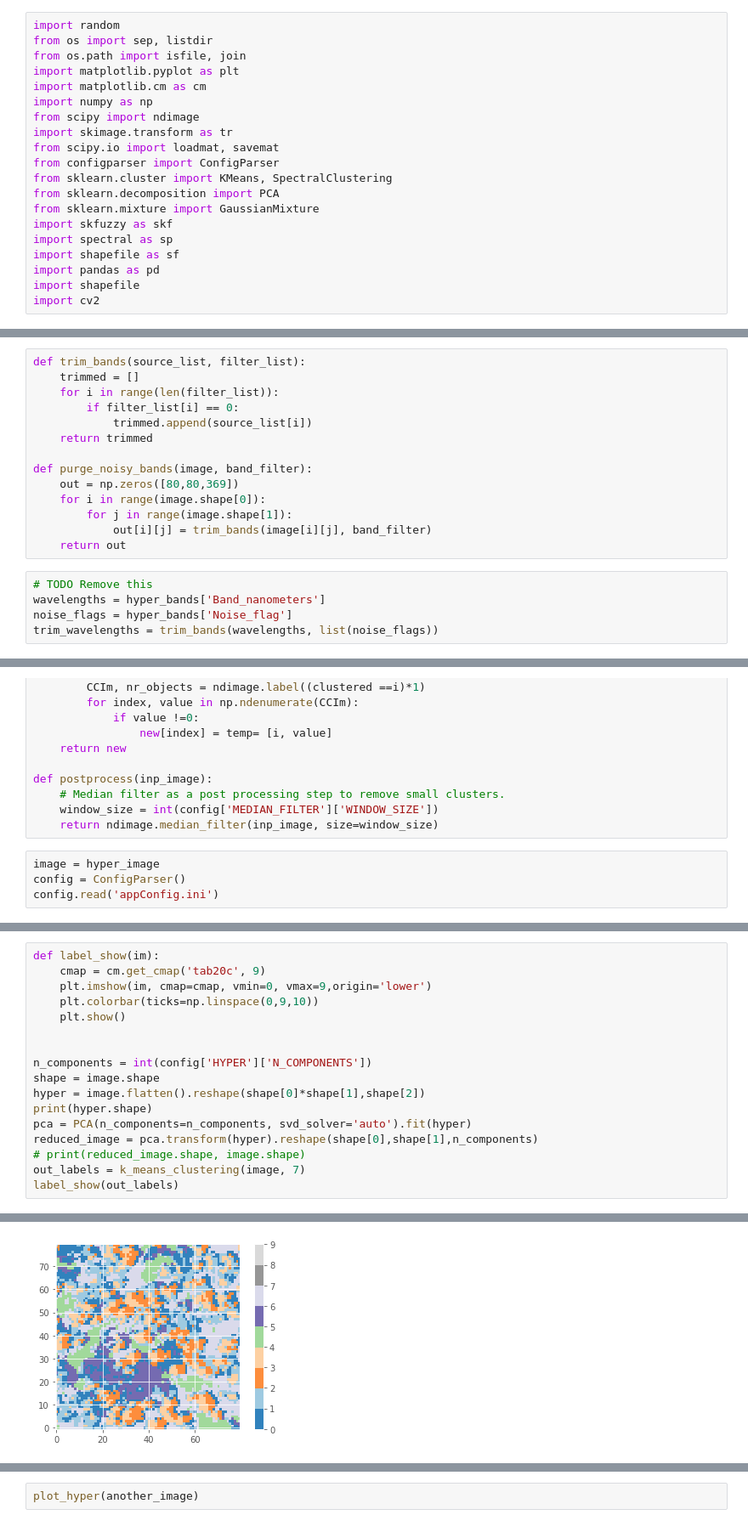
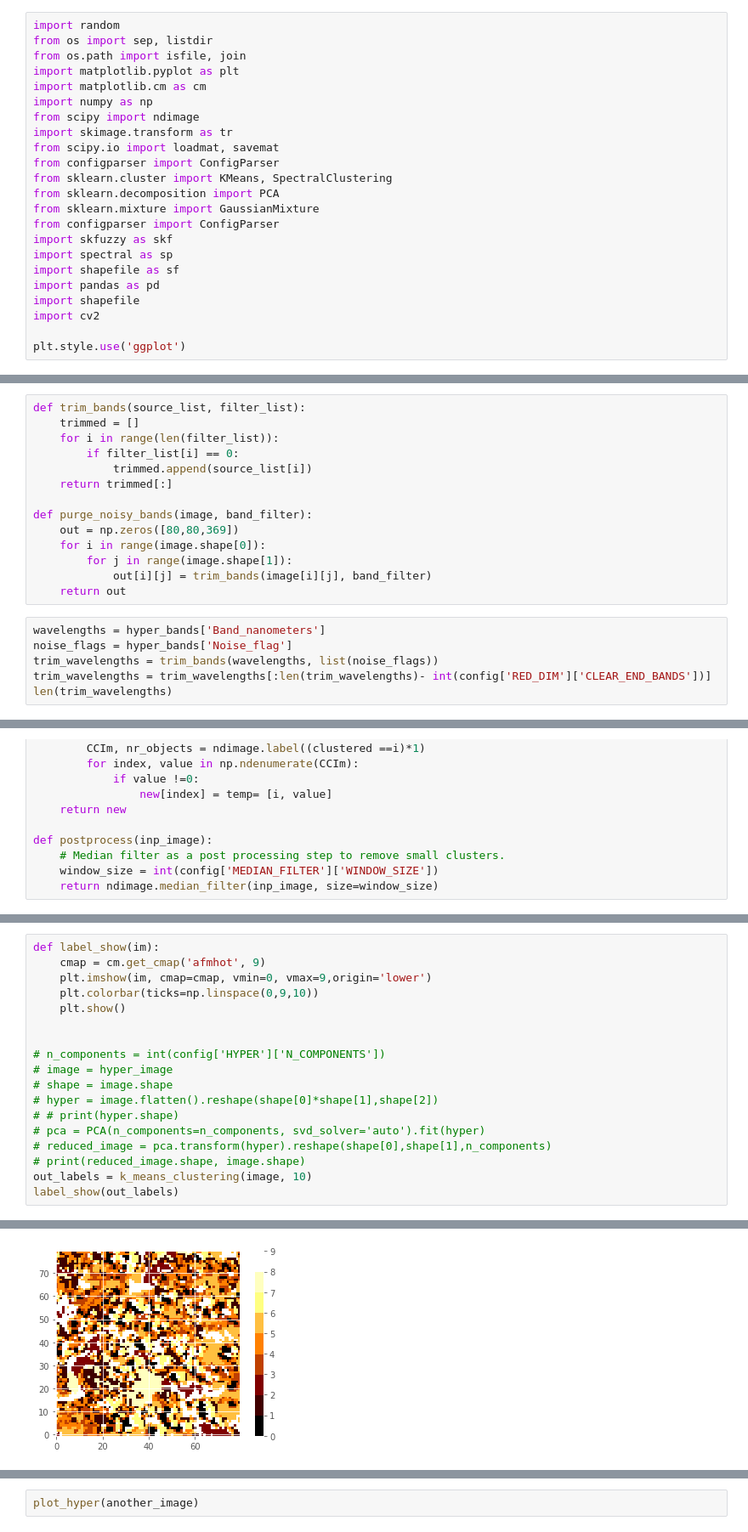
Before and after one commit to rachit-ranjan16/CrownSeg, a Jupyter notebook: Segmentation through Clustering.ipynb, the cells around one changed output, grey strips where cells are left out. Shown at 85% size. Saved outputs shown, nothing was run; the diff lists cells and outputs as text.

```diff
--- a/Segmentation through Clustering.ipynb
+++ b/Segmentation through Clustering.ipynb
@@ -12,12 +12,15 @@ from configparser import ConfigParser
 from sklearn.cluster import KMeans, SpectralClustering
 from sklearn.decomposition import PCA
 from sklearn.mixture import GaussianMixture
+from configparser import ConfigParser
 import skfuzzy as skf
 import spectral as sp
 import shapefile as sf
 import pandas as pd
 import shapefile
 import cv2
+
+plt.style.use('ggplot')
 # %% [markdown]
 ### Getting Hyperspectral and LiDAR chm .mat files
 Ensure The dataset has been fetched and processed
@@ -43,7 +48,7 @@ def trim_bands(source_list, filter_list):
     for i in range(len(filter_list)):
         if filter_list[i] == 0:
             trimmed.append(source_list[i])
-    return trimmed
+    return trimmed[:]
 
 def purge_noisy_bands(image, band_filter):
     out = np.zeros([80,80,369])
@@ -52,7 +57,8 @@ def purge_noisy_bands(image, band_filter):
             out[i][j] = trim_bands(image[i][j], band_filter)
     return out
 # %%
-# TODO Remove this
 wavelengths = hyper_bands['Band_nanometers']
 noise_flags = hyper_bands['Noise_flag']
 trim_wavelengths = trim_bands(wavelengths, list(noise_flags))
+trim_wavelengths = trim_wavelengths[:len(trim_wavelengths)- int(config['RED_DIM']['CLEAR_END_BANDS'])]
+len(trim_wavelengths)
@@ -326,7 +332,3 @@ def postprocess(inp_image):
     # Median filter as a post processing step to remove small clusters.
     window_size = int(config['MEDIAN_FILTER']['WINDOW_SIZE'])
     return ndimage.median_filter(inp_image, size=window_size)
-# %%
-image = hyper_image
-config = ConfigParser()
-config.read('appConfig.ini')
@@ -335,18 +339,19 @@ config.read('appConfig.ini')
 # %%
 def label_show(im):
-    cmap = cm.get_cmap('tab20c', 9)
+    cmap = cm.get_cmap('afmhot', 9)
     plt.imshow(im, cmap=cmap, vmin=0, vmax=9,origin='lower')
     plt.colorbar(ticks=np.linspace(0,9,10))
     plt.show()
 
 
-n_components = int(config['HYPER']['N_COMPONENTS'])
-shape = image.shape
-hyper = image.flatten().reshape(shape[0]*shape[1],shape[2])
-print(hyper.shape)
-pca = PCA(n_components=n_components, svd_solver='auto').fit(hyper)
-reduced_image = pca.transform(hyper).reshape(shape[0],shape[1],n_components)
+# n_components = int(config['HYPER']['N_COMPONENTS'])
+# image = hyper_image
+# shape = image.shape
+# hyper = image.flatten().reshape(shape[0]*shape[1],shape[2])
+# # print(hyper.shape)
+# pca = PCA(n_components=n_components, svd_solver='auto').fit(hyper)
+# reduced_image = pca.transform(hyper).reshape(shape[0],shape[1],n_components)
 # print(reduced_image.shape, image.shape)
-out_labels = k_means_clustering(image, 7)
+out_labels = k_means_clustering(image, 10)
 label_show(out_labels)
 # %% [output]
@@ -354,4 +358,4 @@ label_show(out_labels)
-[figure, old version]
+[figure, new version]
 # %%
 out_labels
 # %% [output]
```
Also changed, not shown: parts of 36 cells of this notebook.
